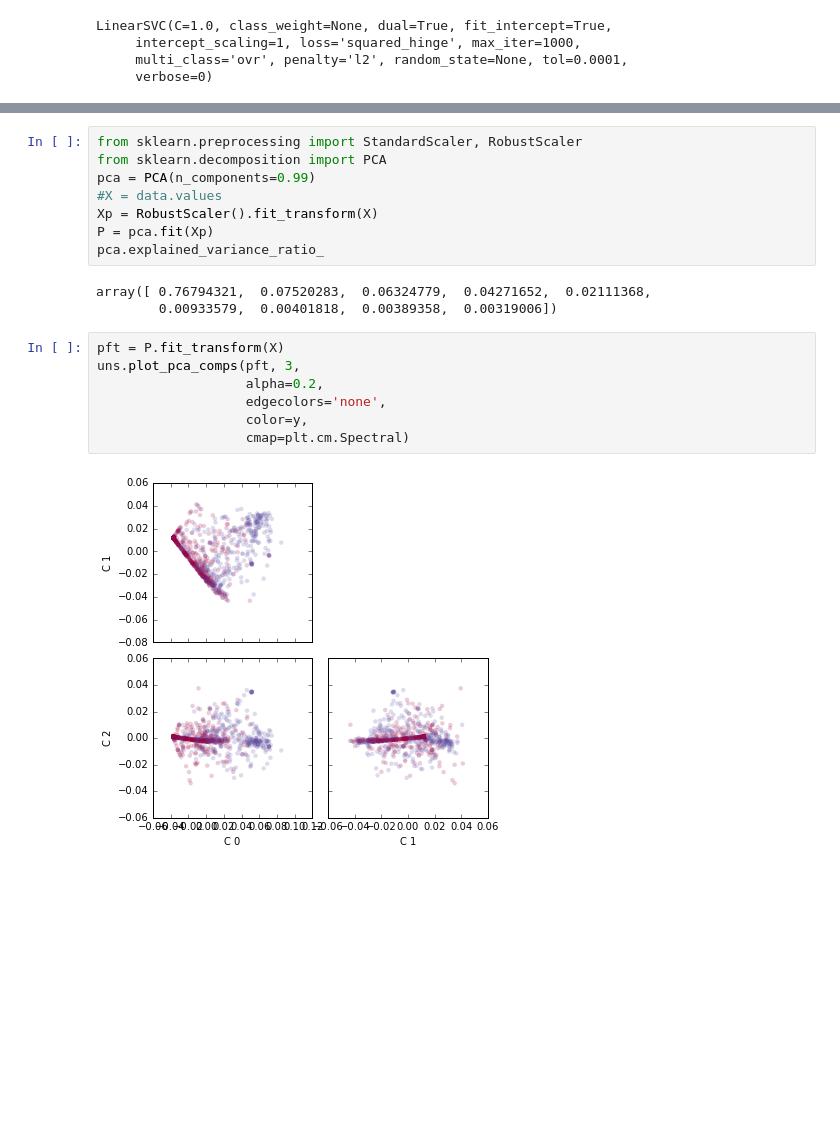
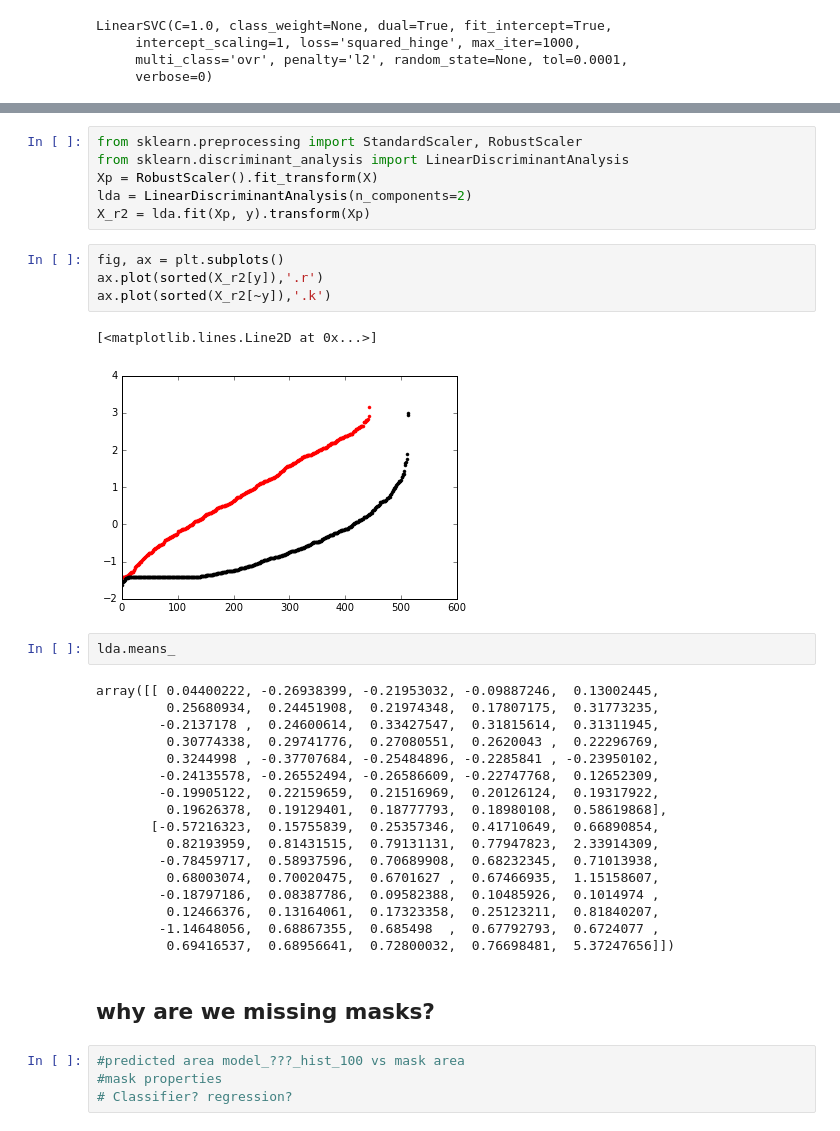
Before and after one commit to vassiliou/unstoo, a Jupyter notebook: OutputAnalysis.ipynb, the cells around one changed output, grey strips where cells are left out. Saved outputs shown, nothing was run; the diff lists cells and outputs as text; blank space fills up the shorter version.

```diff
--- a/OutputAnalysis.ipynb
+++ b/OutputAnalysis.ipynb
@@ -175,20 +175,38 @@ print(cm_norm)
 # %%
 from sklearn.preprocessing import StandardScaler, RobustScaler
-from sklearn.decomposition import PCA
-pca = PCA(n_components=0.99)
-#X = data.values
+from sklearn.discriminant_analysis import LinearDiscriminantAnalysis
 Xp = RobustScaler().fit_transform(X)
-P = pca.fit(Xp)
-pca.explained_variance_ratio_
+lda = LinearDiscriminantAnalysis(n_components=2)
+X_r2 = lda.fit(Xp, y).transform(Xp)
-# %% [output]
-array([ 0.76794321,  0.07520283,  0.06324779,  0.04271652,  0.02111368,
-        0.00933579,  0.00401818,  0.00389358,  0.00319006])
-# %%
-pft = P.fit_transform(X)
-uns.plot_pca_comps(pft, 3,
-                   alpha=0.2,
-                   edgecolors='none',
-                   color=y,
-                   cmap=plt.cm.Spectral)
-# %% [output]
-[figure, removed]
+# %%
+fig, ax = plt.subplots()
+ax.plot(sorted(X_r2[y]),'.r')
+ax.plot(sorted(X_r2[~y]),'.k')
+# %% [output]
+[<matplotlib.lines.Line2D at 0x...>]
+[figure, added]
+# %%
+lda.means_
+# %% [output]
+array([[ 0.04400222, -0.26938399, -0.21953032, -0.09887246,  0.13002445,
+         0.25680934,  0.24451908,  0.21974348,  0.17807175,  0.31773235,
+        -0.2137178 ,  0.24600614,  0.33427547,  0.31815614,  0.31311945,
+         0.30774338,  0.29741776,  0.27080551,  0.2620043 ,  0.22296769,
+         0.3244998 , -0.37707684, -0.25484896, -0.2285841 , -0.23950102,
+        -0.24135578, -0.26552494, -0.26586609, -0.22747768,  0.12652309,
+        -0.19905122,  0.22159659,  0.21516969,  0.20126124,  0.19317922,
+         0.19626378,  0.19129401,  0.18777793,  0.18980108,  0.58619868],
+       [-0.57216323,  0.15755839,  0.25357346,  0.41710649,  0.66890854,
+         0.82193959,  0.81431515,  0.79131131,  0.77947823,  2.33914309,
+        -0.78459717,  0.58937596,  0.70689908,  0.68232345,  0.71013938,
+         0.68003074,  0.70020475,  0.6701627 ,  0.67466935,  1.15158607,
+        -0.18797186,  0.08387786,  0.09582388,  0.10485926,  0.1014974 ,
+         0.12466376,  0.13164061,  0.17323358,  0.25123211,  0.81840207,
+        -1.14648056,  0.68867355,  0.685498  ,  0.67792793,  0.6724077 ,
+         0.69416537,  0.68956641,  0.72800032,  0.76698481,  5.37247656]])
+# %% [markdown]
+## why are we missing masks?
+# %%
+#predicted area model_???_hist_100 vs mask area
+#mask properties
+# Classifier? regression?
```
Also changed, not shown: parts of 7 cells of this notebook, 2 other files.
